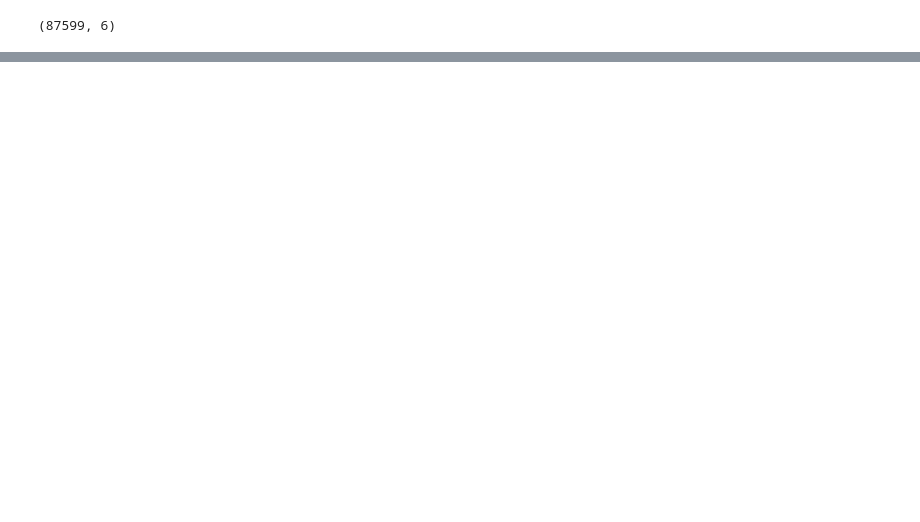
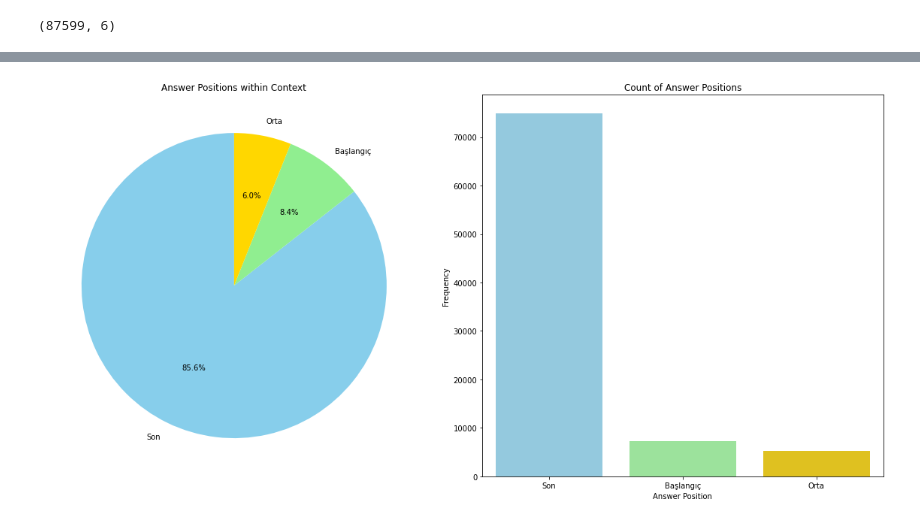
Before and after one commit to Tek-nr/Morphologically-Rich-Language-QA, a Jupyter notebook: QA-Turkish.ipynb, the cells around one changed output, grey strips where cells are left out. Drawn from its saved outputs; the diff is of its cells as text; code cells hidden in the pictures; blank space fills up the shorter version.

```diff
--- a/QA-Turkish.ipynb
+++ b/QA-Turkish.ipynb
@@ -91,0 +205,13 @@ memory usage: 4.7+ MB
+# %%
+def classify_text_type(text):
+    try:
+        float(text)
+        return 'Number'
+    except ValueError:
+        pass
+
+    if isinstance(text, str):
+        return 'Text'
+
+    else:
+        return 'Unknown'
@@ -91,0 +381,12 @@ memory usage: 4.7+ MB
+# %%
+def answer_position(context, answer_start):
+    context_length = len(context.split())
+    rel_pos = answer_start / context_length
+    if rel_pos < 0.33:
+        return 'Başlangıç'
+    elif rel_pos < 0.66:
+        return 'Orta'
+    else:
+        return 'Son'
+
+df['answer_position'] = df.apply(lambda x: answer_position(x['context'], x['answer_start']), axis=1)
@@ -91,0 +409,16 @@ memory usage: 4.7+ MB
+# %%
+fig, axes = plt.subplots(nrows=1, ncols=2, figsize=(16, 8))
+
+df['answer_position'].value_counts().plot(kind='pie', autopct='%1.1f%%', startangle=90, colors=['skyblue', 'lightgreen', 'gold'], ax=axes[0])
+axes[0].set_title('Answer Positions within Context')
+axes[0].set_ylabel('')
+
+sns.countplot(x='answer_position', data=df, palette=['skyblue', 'lightgreen', 'gold'], ax=axes[1])
+axes[1].set_title('Count of Answer Positions')
+axes[1].set_xlabel('Answer Position')
+axes[1].set_ylabel('Frequency')
+
+plt.tight_layout()  # Grafikler arasındaki padding'i otomatik ayarla
+plt.show()
+# %% [output]
+[figure, added]
```
Also changed, not shown: parts of 46 cells of this notebook.
